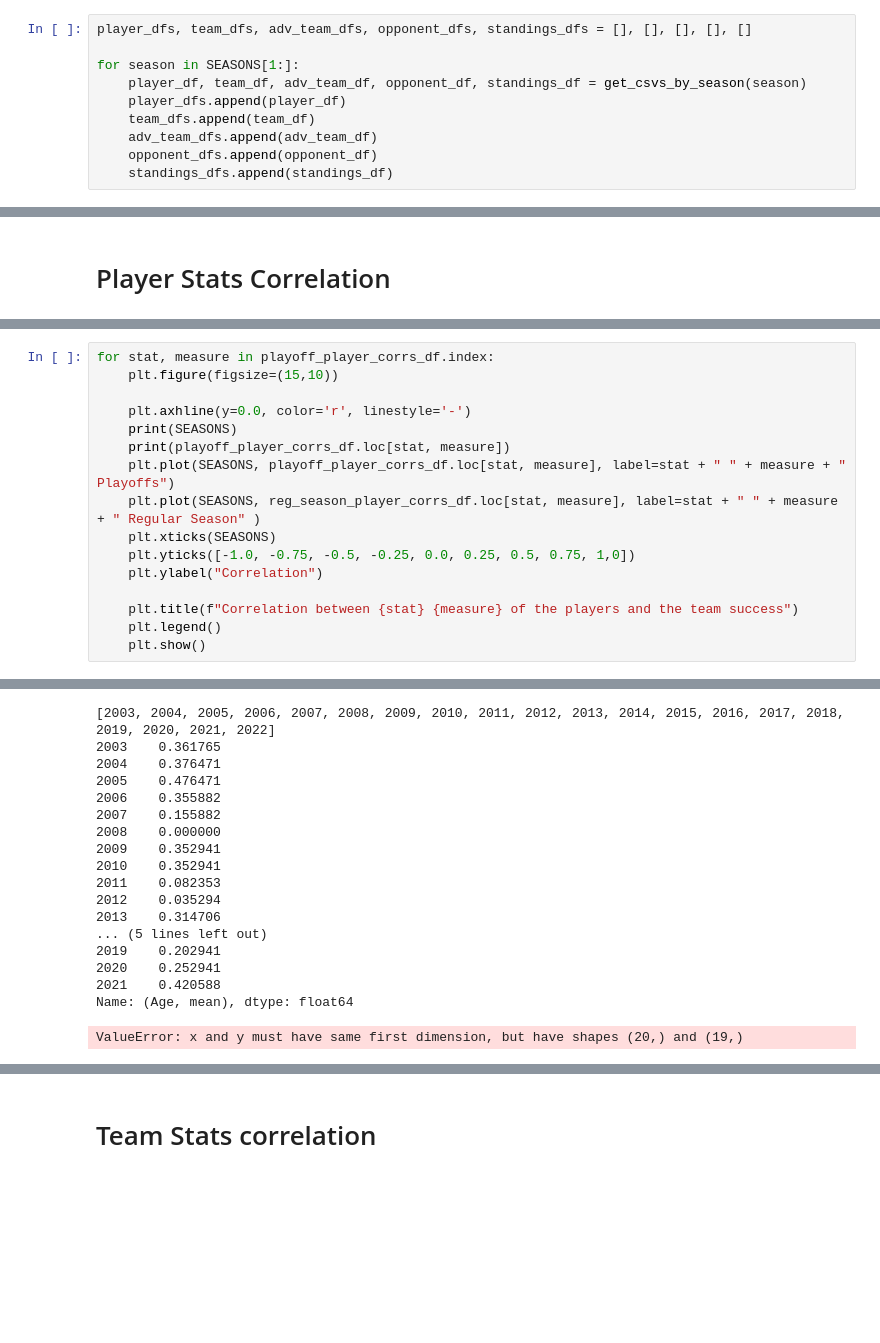
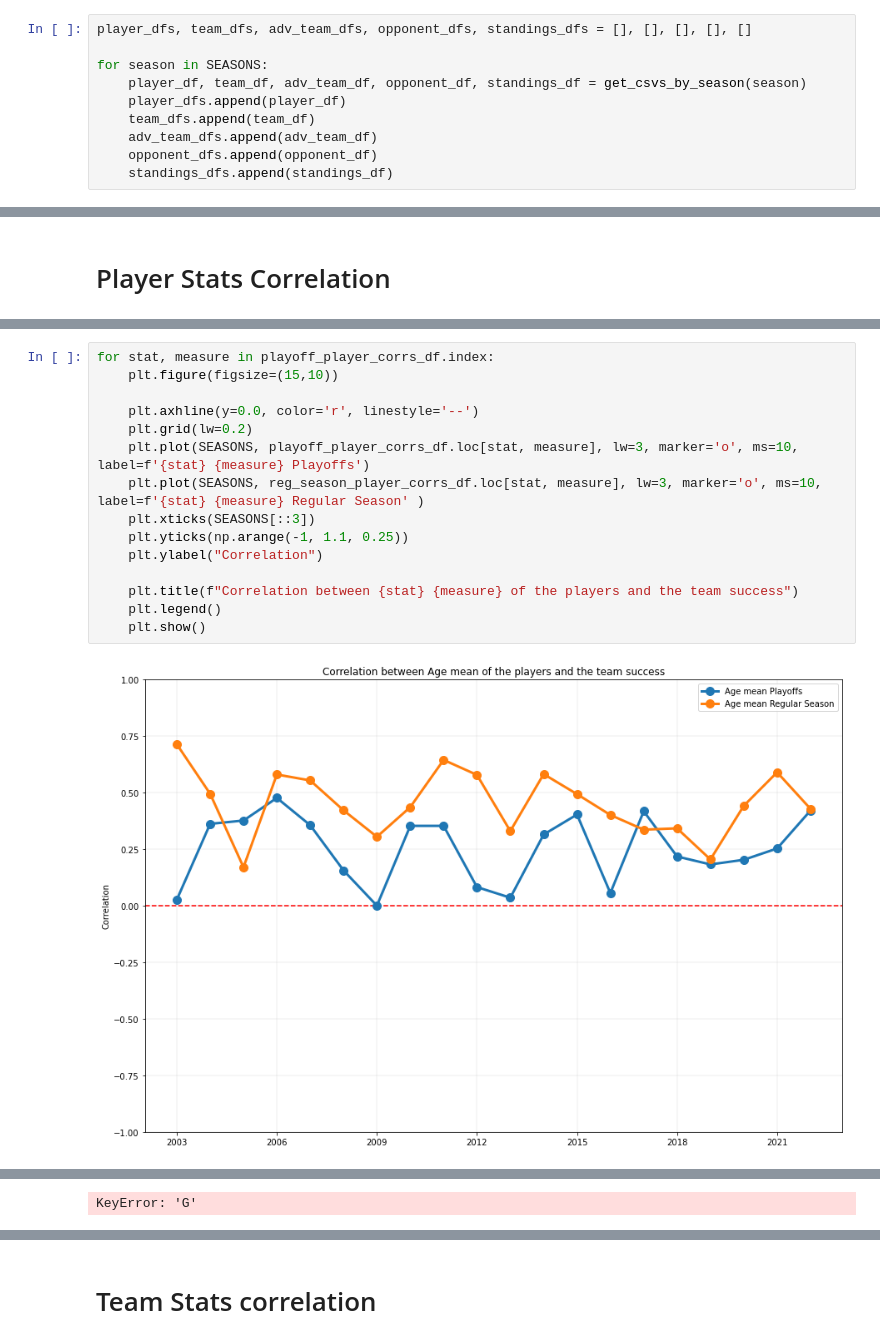
Before and after one commit to mibrahimfm/NBA-analysis, a Jupyter notebook: PlayoffsCorrelationAnalysys.ipynb, the cells around one changed output, grey strips where cells are left out. Cells and saved outputs as stored; diff of their text form; blank space fills up the shorter version.

```diff
--- a/PlayoffsCorrelationAnalysys.ipynb
+++ b/PlayoffsCorrelationAnalysys.ipynb
@@ -124,7 +137,7 @@ def get_csvs_by_season(season):
 # %%
 player_dfs, team_dfs, adv_team_dfs, opponent_dfs, standings_dfs = [], [], [], [], []
 
-for season in SEASONS[1:]:
+for season in SEASONS:
     player_df, team_df, adv_team_df, opponent_df, standings_df = get_csvs_by_season(season)
     player_dfs.append(player_df)
     team_dfs.append(team_df)
@@ -174,17 +178,17 @@ reg_season_player_corrs_df
 # %%
 for stat, measure in playoff_player_corrs_df.index:
     plt.figure(figsize=(15,10))
 
-    plt.axhline(y=0.0, color='r', linestyle='-')
-    print(SEASONS)
-    print(playoff_player_corrs_df.loc[stat, measure])
-    plt.plot(SEASONS, playoff_player_corrs_df.loc[stat, measure], label=stat + " " + measure + " Playoffs")
-    plt.plot(SEASONS, reg_season_player_corrs_df.loc[stat, measure], label=stat + " " + measure + " Regular Season" )
-    plt.xticks(SEASONS)
-    plt.yticks([-1.0, -0.75, -0.5, -0.25, 0.0, 0.25, 0.5, 0.75, 1,0])
+    plt.axhline(y=0.0, color='r', linestyle='--')
+    plt.grid(lw=0.2)
+    plt.plot(SEASONS, playoff_player_corrs_df.loc[stat, measure], lw=3, marker='o', ms=10, label=f'{stat} {measure} Playoffs')
+    plt.plot(SEASONS, reg_season_player_corrs_df.loc[stat, measure], lw=3, marker='o', ms=10, label=f'{stat} {measure} Regular Season' )
+    plt.xticks(SEASONS[::3])
+    plt.yticks(np.arange(-1, 1.1, 0.25))
     plt.ylabel("Correlation")
 
     plt.title(f"Correlation between {stat} {measure} of the players and the team success")
     plt.legend()
     plt.show()
 # %% [output]
+[figure, new version]
@@ -191,18 +197 @@ for stat, measure in playoff_player_corrs_df.index:
-[2003, 2004, 2005, 2006, 2007, 2008, 2009, 2010, 2011, 2012, 2013, 2014, 2015, 2016, 2017, 2018, 2019, 2020, 2021, 2022]
-2003    0.361765
-2004    0.376471
-2005    0.476471
-2006    0.355882
-2007    0.155882
-2008    0.000000
-2009    0.352941
-2010    0.352941
-2011    0.082353
-2012    0.035294
-2013    0.314706
-... (5 lines left out)
-2019    0.202941
-2020    0.252941
-2021    0.420588
-Name: (Age, mean), dtype: float64
+KeyError: 'G'
-ValueError: x and y must have same first dimension, but have shapes (20,) and (19,)
```
Also changed, not shown: parts of 10 cells of this notebook, 3 other files.
